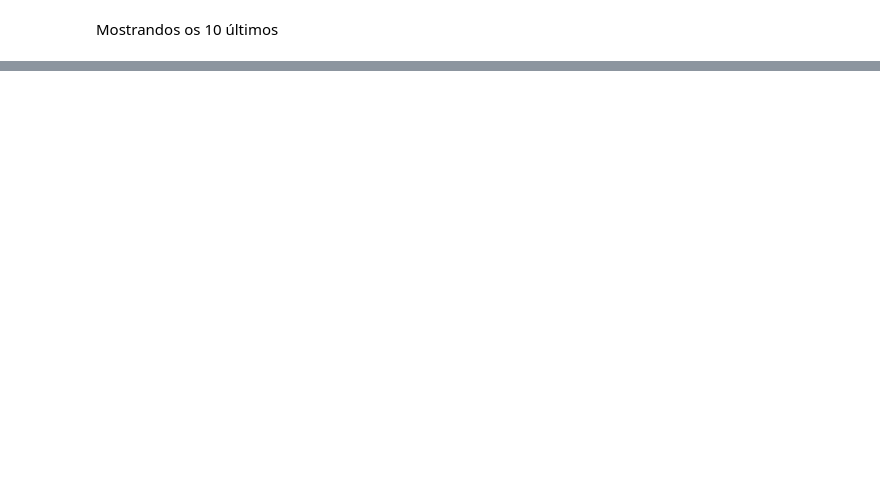
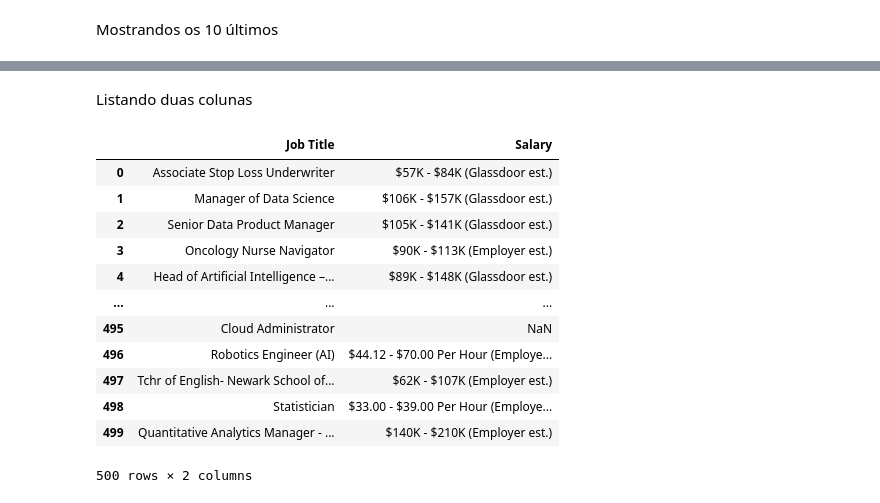
Before and after one commit to V-i-h/SemanaDataScience, a Jupyter notebook: Exercicio.ipynb, the cells around one changed output, grey strips where cells are left out. Cells and saved outputs as stored; diff of their text form; code cells hidden in the pictures; blank space fills up the shorter version.

```diff
--- a/Exercicio.ipynb
+++ b/Exercicio.ipynb
@@ -53,0 +112,18 @@ dados.tail(10)
+# %% [markdown]
+Listando duas colunas
+# %%
+dados[['Job Title','Salary']]
+# %% [output]
+|  | Job Title | Salary |
+| 0 | Associate Stop Loss Underwriter | $57K - $84K (Glassdoor est.) |
+| 1 | Manager of Data Science | $106K - $157K (Glassdoor est.) |
+| 2 | Senior Data Product Manager | $105K - $141K (Glassdoor est.) |
+| 3 | Oncology Nurse Navigator | $90K - $113K (Employer est.) |
+| 4 | Head of Artificial Intelligence –... | $89K - $148K (Glassdoor est.) |
+| ... | ... | ... |
+| 495 | Cloud Administrator | NaN |
+| 496 | Robotics Engineer (AI) | $44.12 - $70.00 Per Hour (Employe... |
+| 497 | Tchr of English- Newark School of... | $62K - $107K (Employer est.) |
+| 498 | Statistician | $33.00 - $39.00 Per Hour (Employe... |
+| 499 | Quantitative Analytics Manager - ... | $140K - $210K (Employer est.) |
+500 rows × 2 columns
```
Also changed, not shown: parts of 10 cells of this notebook.
